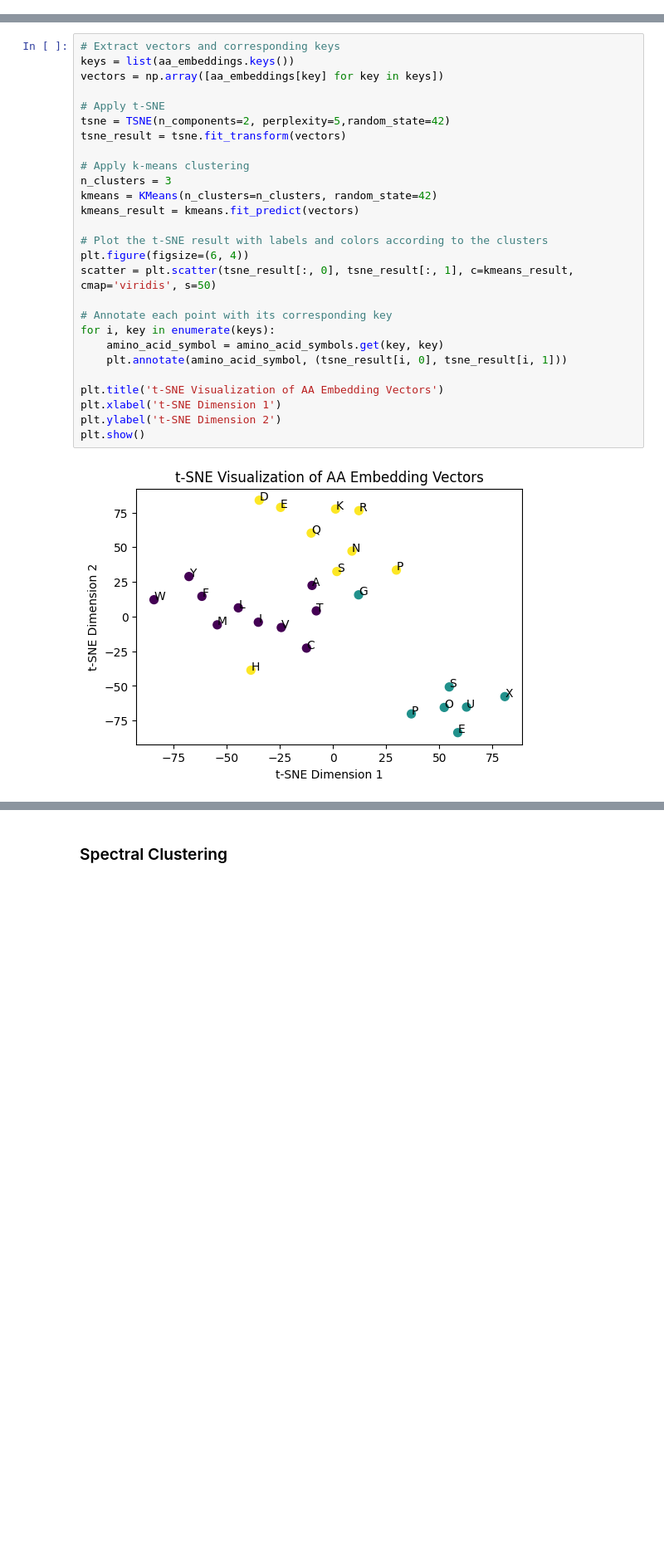
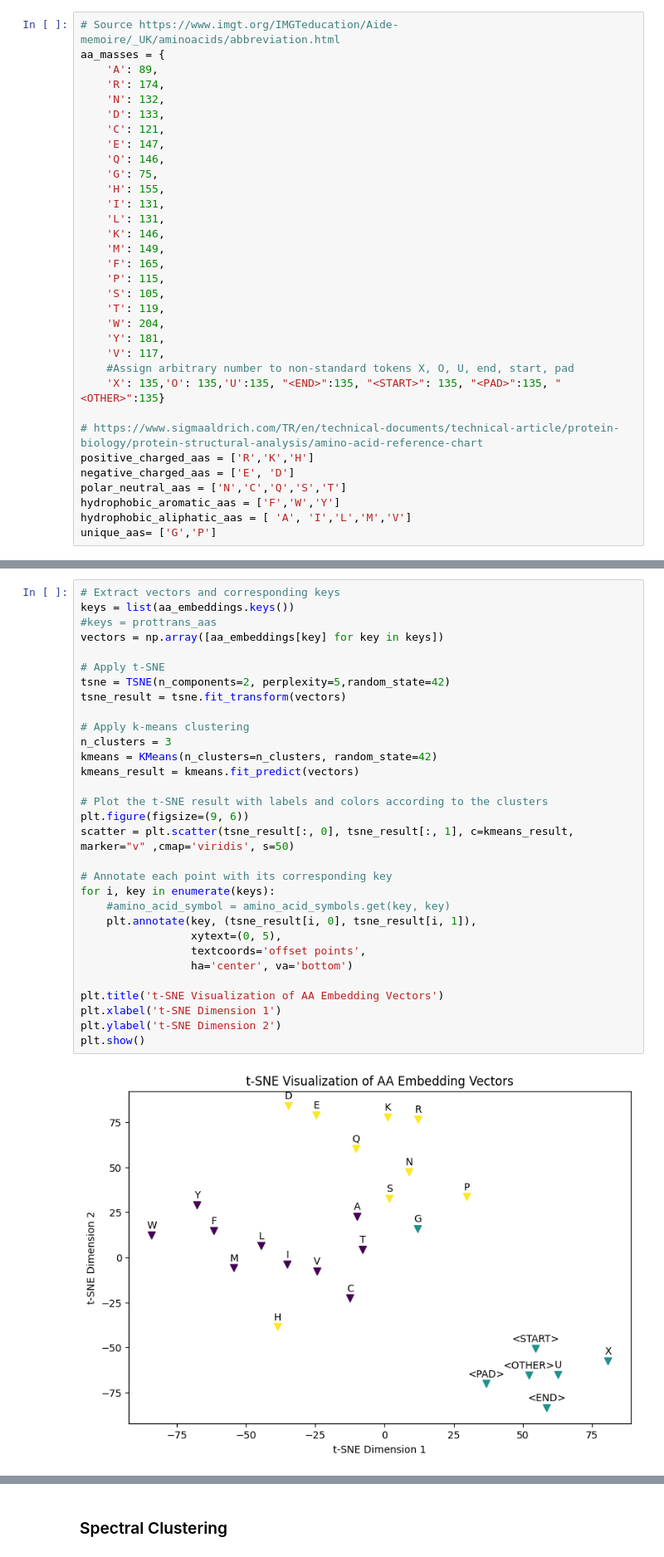
Before and after one commit to furkanakkurt1335/549-term-project, a Jupyter notebook: aa_embeddings/embedding_clustering.ipynb, the cells around one changed output, grey strips where cells are left out. Shown at 83% size. Saved outputs shown, nothing was run; the diff lists cells and outputs as text; blank space fills up the shorter version.

Commit message:
visualization tsne updates

```diff
--- a/aa_embeddings/embedding_clustering.ipynb
+++ b/aa_embeddings/embedding_clustering.ipynb
@@ -53,0 +33,33 @@ amino_acid_symbols = {
+# %%
+# Source https://www.imgt.org/IMGTeducation/Aide-memoire/_UK/aminoacids/abbreviation.html
+aa_masses = {
+    'A': 89,
+    'R': 174,
+    'N': 132,
+    'D': 133,
+    'C': 121,
+    'E': 147,
+    'Q': 146,
+    'G': 75,
+    'H': 155,
+    'I': 131,
+    'L': 131,
+    'K': 146,
+    'M': 149,
+    'F': 165,
+    'P': 115,
+    'S': 105,
+    'T': 119,
+    'W': 204,
+    'Y': 181,
+    'V': 117,
+    #Assign arbitrary number to non-standard tokens X, O, U, end, start, pad
+    'X': 135,'O': 135,'U':135, "<END>":135, "<START>": 135, "<PAD>":135, "<OTHER>":135}
+
+# https://www.sigmaaldrich.com/TR/en/technical-documents/technical-article/protein-biology/protein-structural-analysis/amino-acid-reference-chart
+positive_charged_aas = ['R','K','H']
+negative_charged_aas = ['E', 'D']
+polar_neutral_aas = ['N','C','Q','S','T']
+hydrophobic_aromatic_aas = ['F','W','Y']
+hydrophobic_aliphatic_aas = [ 'A', 'I','L','M','V']
+unique_aas= ['G','P']
@@ -54,29 +125,33 @@ amino_acid_symbols = {
 # %%
 # Extract vectors and corresponding keys
 keys = list(aa_embeddings.keys())
+#keys = prottrans_aas
 vectors = np.array([aa_embeddings[key] for key in keys])
 
 # Apply t-SNE
 tsne = TSNE(n_components=2, perplexity=5,random_state=42)
 tsne_result = tsne.fit_transform(vectors)
 
 # Apply k-means clustering
 n_clusters = 3
 kmeans = KMeans(n_clusters=n_clusters, random_state=42)
 kmeans_result = kmeans.fit_predict(vectors)
 
 # Plot the t-SNE result with labels and colors according to the clusters
-plt.figure(figsize=(6, 4))
-scatter = plt.scatter(tsne_result[:, 0], tsne_result[:, 1], c=kmeans_result, cmap='viridis', s=50)
+plt.figure(figsize=(9, 6))
+scatter = plt.scatter(tsne_result[:, 0], tsne_result[:, 1], c=kmeans_result, marker="v" ,cmap='viridis', s=50)
 
 # Annotate each point with its corresponding key
 for i, key in enumerate(keys):
-    amino_acid_symbol = amino_acid_symbols.get(key, key)
-    plt.annotate(amino_acid_symbol, (tsne_result[i, 0], tsne_result[i, 1]))
+    #amino_acid_symbol = amino_acid_symbols.get(key, key)
+    plt.annotate(key, (tsne_result[i, 0], tsne_result[i, 1]),
+                 xytext=(0, 5),
+                 textcoords='offset points',
+                 ha='center', va='bottom')
 
 plt.title('t-SNE Visualization of AA Embedding Vectors')
 plt.xlabel('t-SNE Dimension 1')
 plt.ylabel('t-SNE Dimension 2')
 plt.show()
 # %% [output]
-[figure, old version]
+[figure, new version]
```
Also changed, not shown: parts of 8 cells of this notebook.
